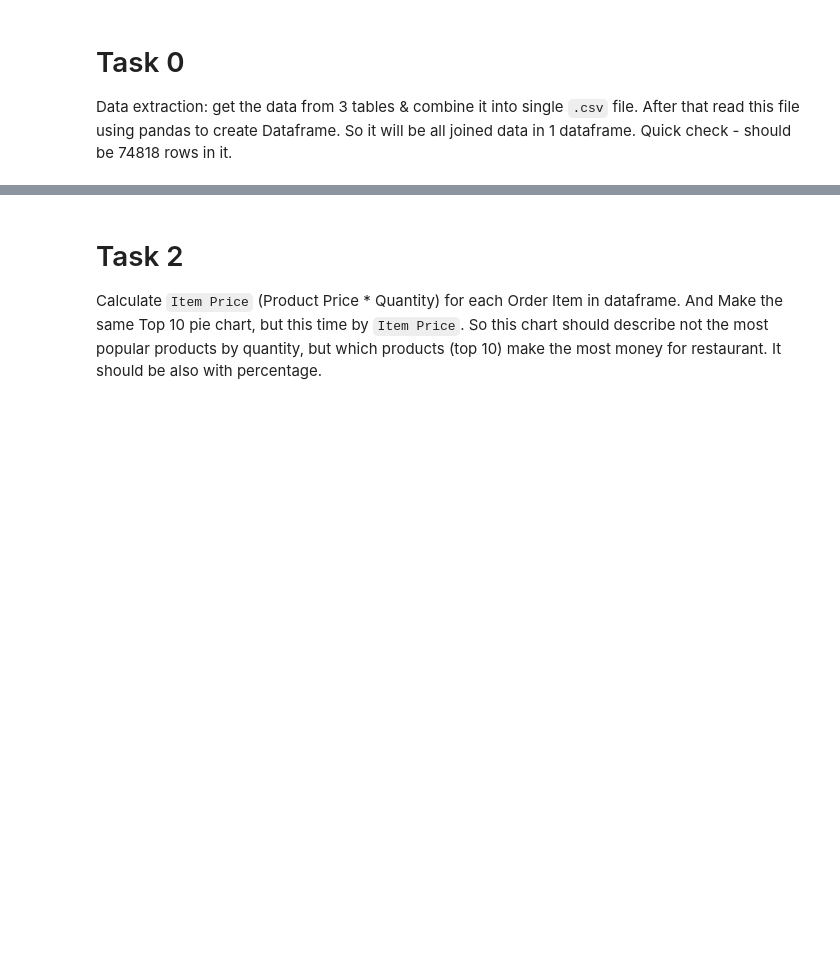
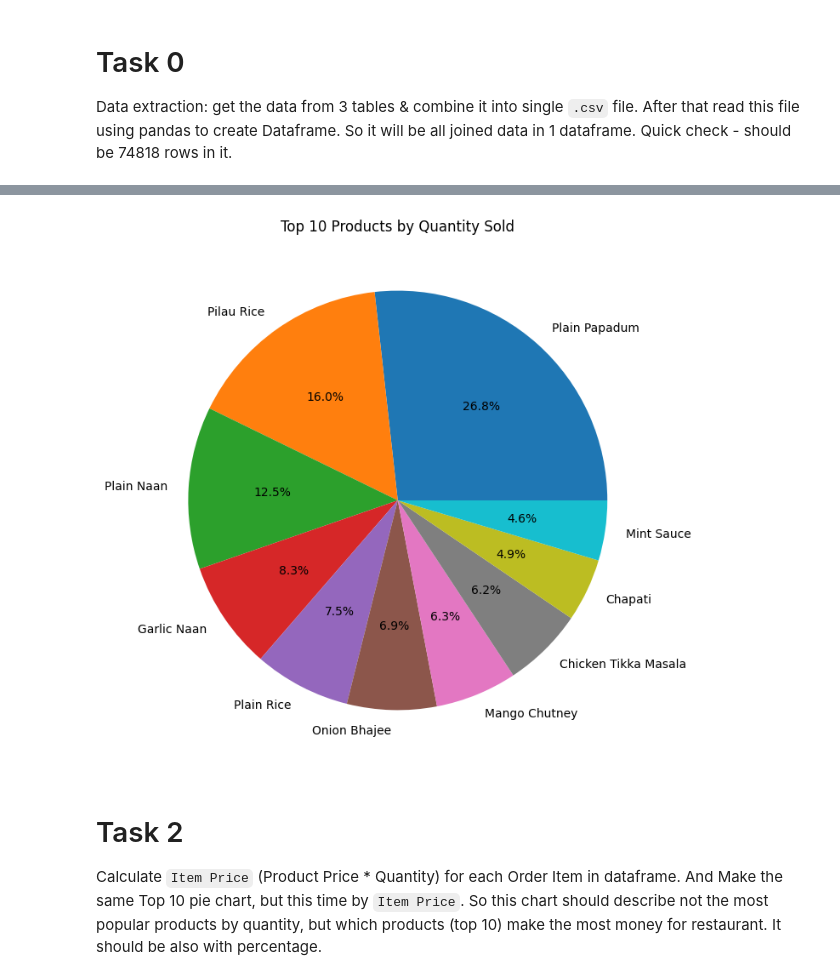
Before and after one commit to VitalyBashkiser/py-restaurant-data-analysis, a Jupyter notebook: app/main.ipynb, the cells around one changed output, grey strips where cells are left out. Cells and saved outputs as stored; diff of their text form; code cells hidden in the pictures; blank space fills up the shorter version.

```diff
--- a/app/main.ipynb
+++ b/app/main.ipynb
@@ -22,0 +10,16 @@ print(f"Number of rows: {len(df)}")
+# %%
+conn = sqlite3.connect("../db.sqlite3")
+query = pd.read_sql("""
+                    SELECT *
+                    FROM restaurant_orderitem
+                    INNER JOIN restaurant_order
+                    ON restaurant_order.id = restaurant_orderitem.order_id
+                    INNER JOIN restaurant_product
+                    ON restaurant_orderitem.product_id = restaurant_product.id
+                    """, conn)
+query.to_csv("orders.csv", index=False)
+df = pd.read_csv("orders.csv", index_col=[0])
+df = df.drop(["order_id","product_id", "id.1", "id.2"], axis=1)
+df['datetime'] = pd.to_datetime(df['datetime'])
+df.info()
+df.head()
@@ -31,13 +53,15 @@ Example:
 # %%
 import matplotlib.pyplot as plt
 
-top_10_products = df.groupby('product_name')['quantity'].sum().nlargest(10)
+top_10_products = df.groupby("name")["quantity"].sum().nlargest(10)
 
 plt.figure(figsize=(10, 8))
-top_10_products.plot.pie(autopct='%1.1f%%')
-plt.title('Top 10 Products by Quantity Sold')
-plt.ylabel('')
+top_10_products.plot.pie(autopct="%1.1f%%")
+plt.title("Top 10 Products by Quantity Sold")
+plt.ylabel("")
 plt.show()
+# %% [output]
+[figure, added]
 # %% [markdown]
 # Task 2
 Calculate `Item Price` (Product Price * Quantity) for each Order Item in dataframe.
```
Also changed, not shown: parts of 6 cells of this notebook, 3 other files.
